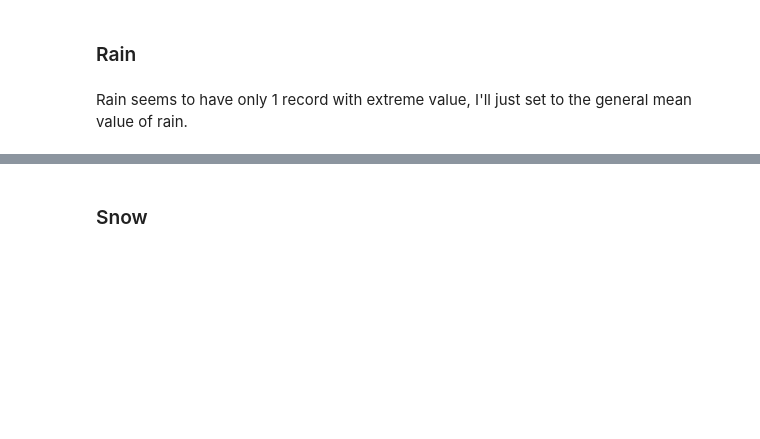
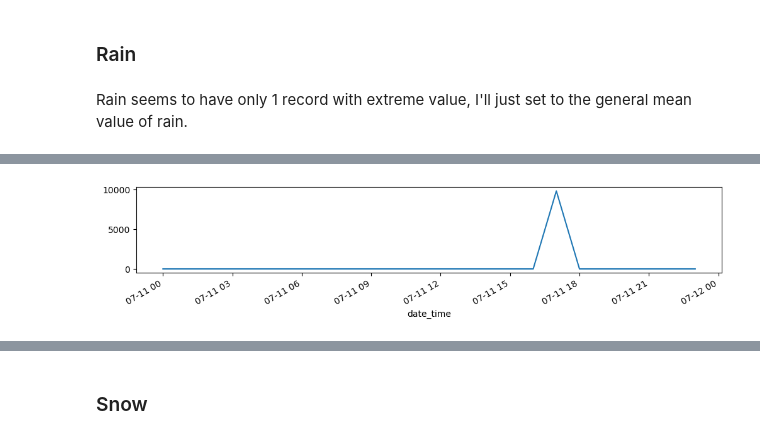
Before and after one commit to abeselom-tesfay/Smart-Traffic-Prediction-LSTM, a Jupyter notebook: Traffic_prediction.ipynb, the cells around one changed output, grey strips where cells are left out. Saved outputs shown, nothing was run; the diff lists cells and outputs as text; code cells hidden in the pictures; blank space fills up the shorter version.

```diff
--- a/Traffic_prediction.ipynb
+++ b/Traffic_prediction.ipynb
@@ -445,6 +485,8 @@ df_1[df_1.rain_1h > 100]
 # %%
-plot_features = df_1['2016-07-11'].rain_1h
+plot_features = df_1.loc['2016-07-11', 'rain_1h']
 _ = plot_features.plot(figsize=(12,2))
+# %% [output]
+[figure, added]
 # %%
 df_2 = df_1.copy()
 df_2.loc['2016-07-11 17:00:00','rain_1h'] = np.nan
```
Also changed, not shown: parts of 23 cells of this notebook, 1 other file.
